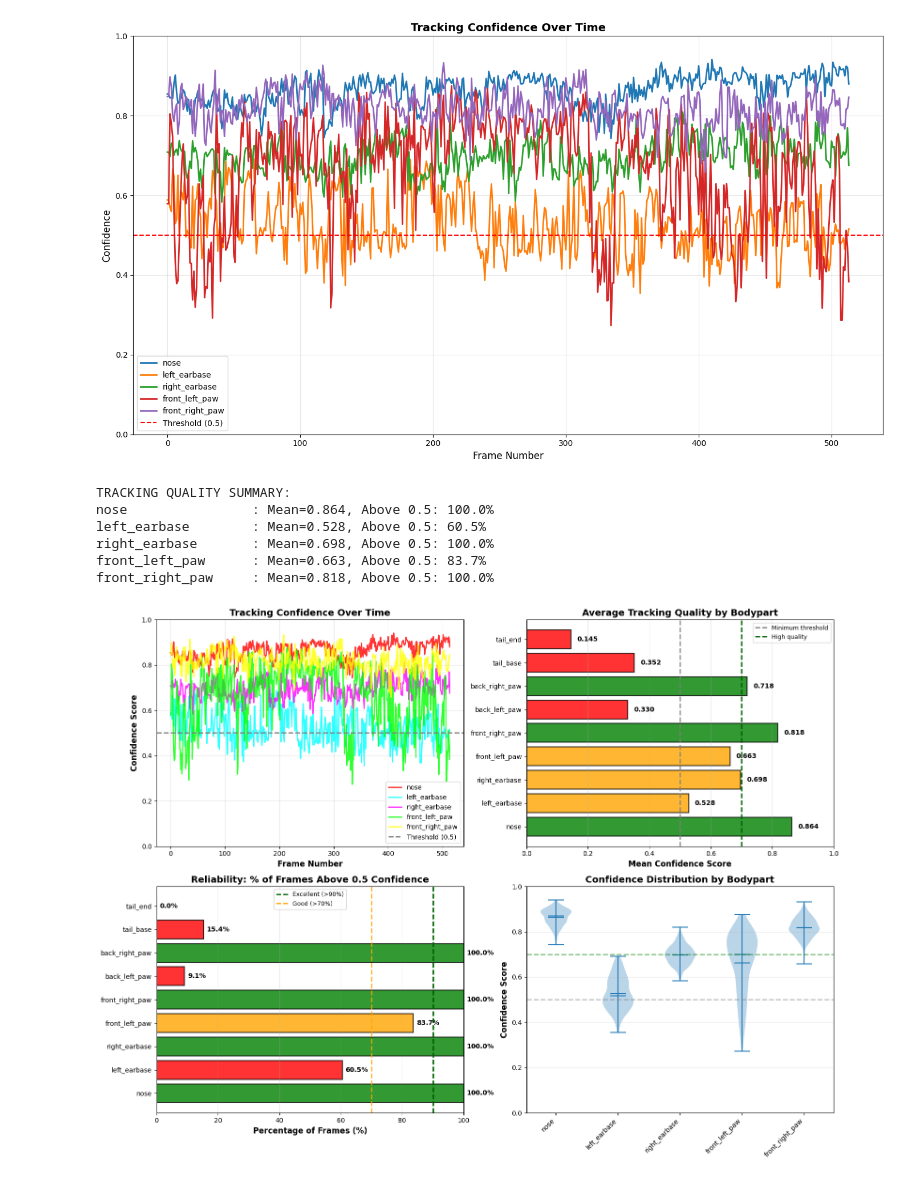
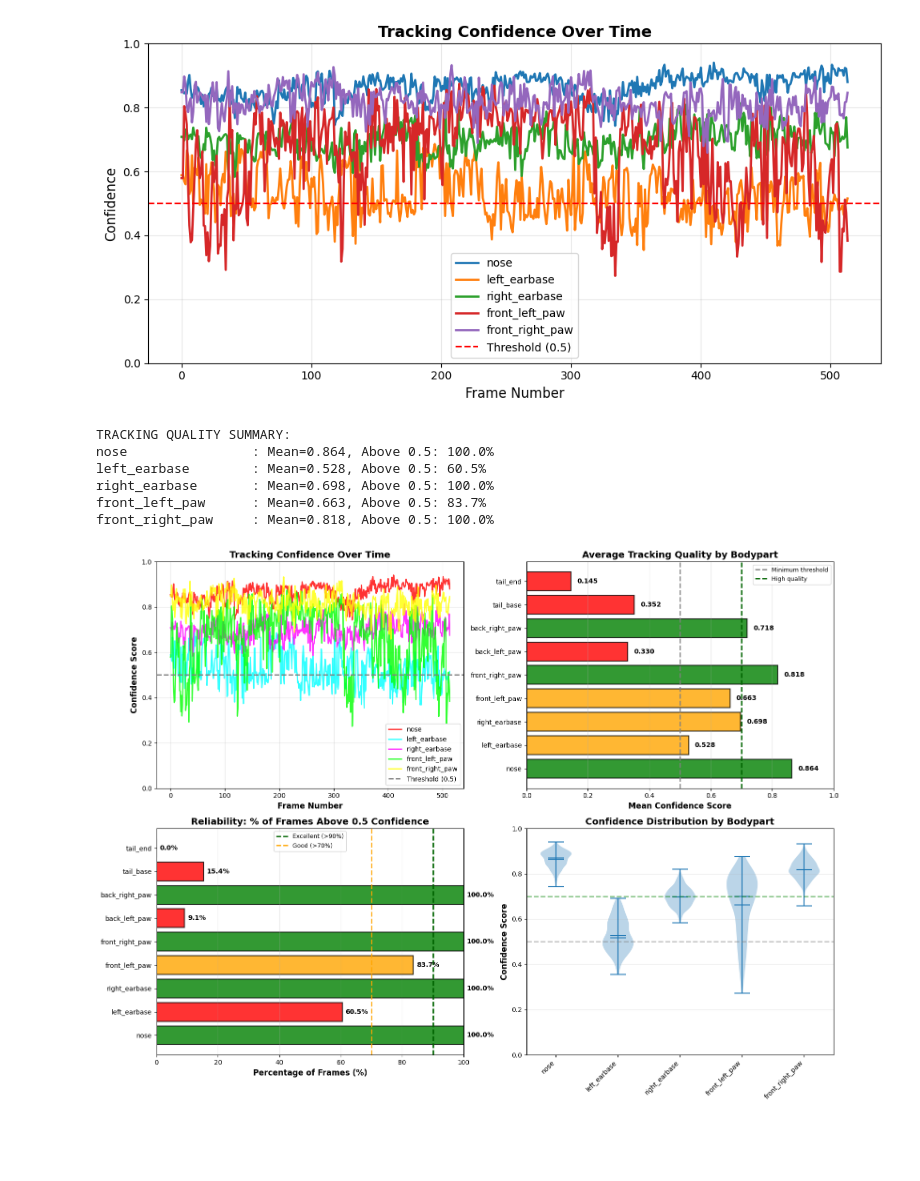
Before and after one commit to Neuro-Algorithm/Mouse-Pose-Estimation, a Jupyter notebook: Mouse_Behavioural_Analysis.ipynb, the cells around one changed output. Cells and saved outputs as stored; diff of their text form; code cells hidden in the pictures; blank space fills up the shorter version.

```diff
--- a/Mouse_Behavioural_Analysis.ipynb
+++ b/Mouse_Behavioural_Analysis.ipynb
@@ -50,35 +50,35 @@ import numpy as np
 h5_file = '/content/t8SB0nr_JnsQzHam_superanimal_quadruped_hrnet_w32_fasterrcnn_resnet50_fpn_v2_.h5'
 df = pd.read_hdf(h5_file)
 
 # Analyze confidence across all frames
 scorer = 'superanimal_quadruped_hrnet_w32_fasterrcnn_resnet50_fpn_v2_'
 bodyparts = ['nose', 'left_earbase', 'right_earbase', 'front_left_paw', 'front_right_paw']
 
-plt.figure(figsize=(14, 8))
+plt.figure(figsize=(10, 5))
 
 for bodypart in bodyparts:
     confidences = df[scorer]['animal0'][bodypart]['likelihood'].values
     plt.plot(confidences, label=bodypart, linewidth=2)
 
 plt.axhline(y=0.5, color='r', linestyle='--', label='Threshold (0.5)')
 plt.xlabel('Frame Number', fontsize=12)
 plt.ylabel('Confidence', fontsize=12)
 plt.title('Tracking Confidence Over Time', fontsize=14, weight='bold')
 plt.legend()
 plt.grid(True, alpha=0.3)
 plt.ylim([0, 1])
 plt.tight_layout()
 plt.show()
 
 # Summary statistics
 print("\nTRACKING QUALITY SUMMARY:")
 for bodypart in bodyparts:
     confidences = df[scorer]['animal0'][bodypart]['likelihood'].values
     mean_conf = np.mean(confidences)
     above_threshold = np.sum(confidences > 0.5) / len(confidences) * 100
     print(f"{bodypart:20s}: Mean={mean_conf:.3f}, Above 0.5: {above_threshold:.1f}%")
 # %% [output]
-[figure, old version]
+[figure, new version]
 TRACKING QUALITY SUMMARY:
 nose                : Mean=0.864, Above 0.5: 100.0%
 left_earbase        : Mean=0.528, Above 0.5: 60.5%
```
